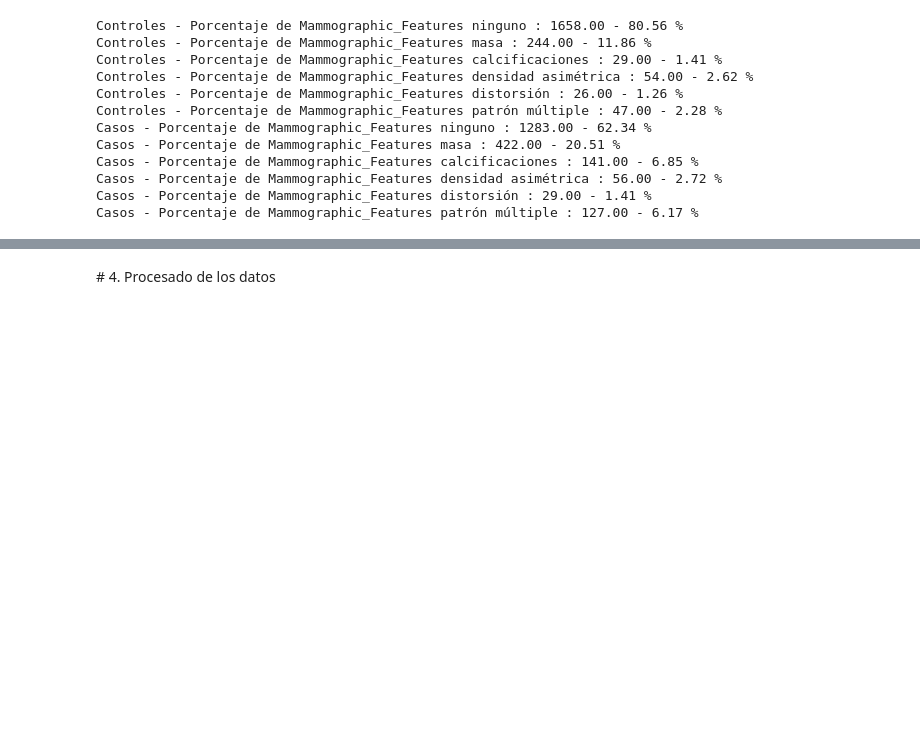
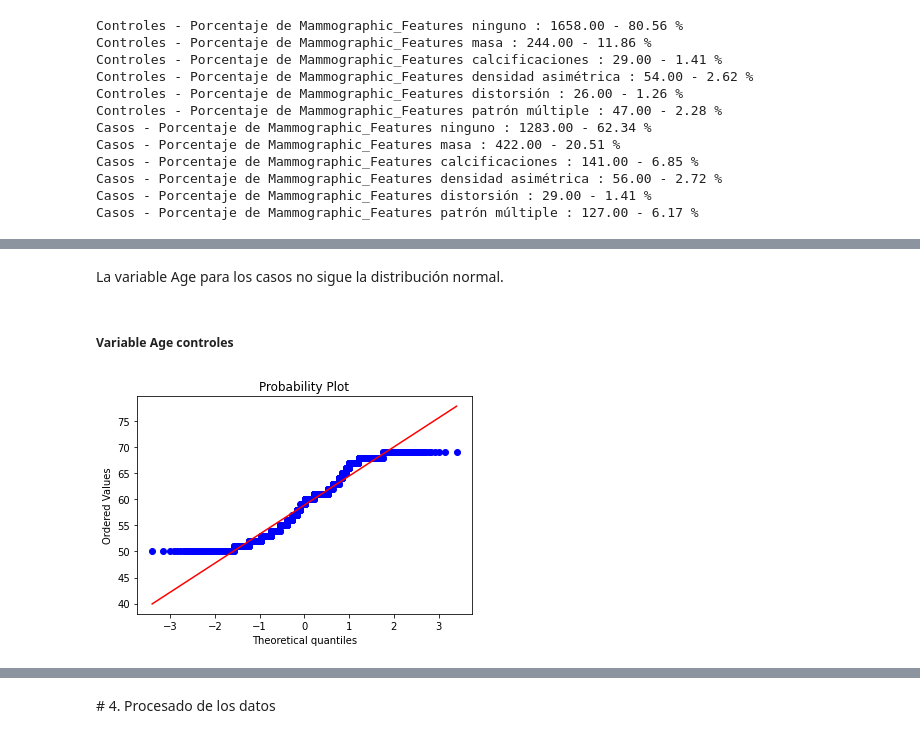
Before and after one commit to Txibani/tfm-code, a Jupyter notebook: notebooks/COHORT_TO_CASE-CONTROL.ipynb, the cells around one changed output, grey strips where cells are left out. Saved outputs shown, nothing was run; the diff lists cells and outputs as text; code cells hidden in the pictures; blank space fills up the shorter version.

```diff
--- a/notebooks/COHORT_TO_CASE-CONTROL.ipynb
+++ b/notebooks/COHORT_TO_CASE-CONTROL.ipynb
@@ -379,0 +406,11 @@ Casos - Porcentaje de Mammographic_Features patrón múltiple : 127.00 - 6.17 %
+# %% [markdown]
+La variable Age para los casos no sigue la distribución normal.
+# %% [markdown]
+##### Variable Age controles
+# %%
+import pylab
+measurements = np.random.normal(loc = 20, scale = 5, size=100)
+stats.probplot(unique_control["Age"], dist="norm", plot=pylab)
+pylab.show()
+# %% [output]
+[figure, added]
```
Also changed, not shown: parts of 29 cells of this notebook.
